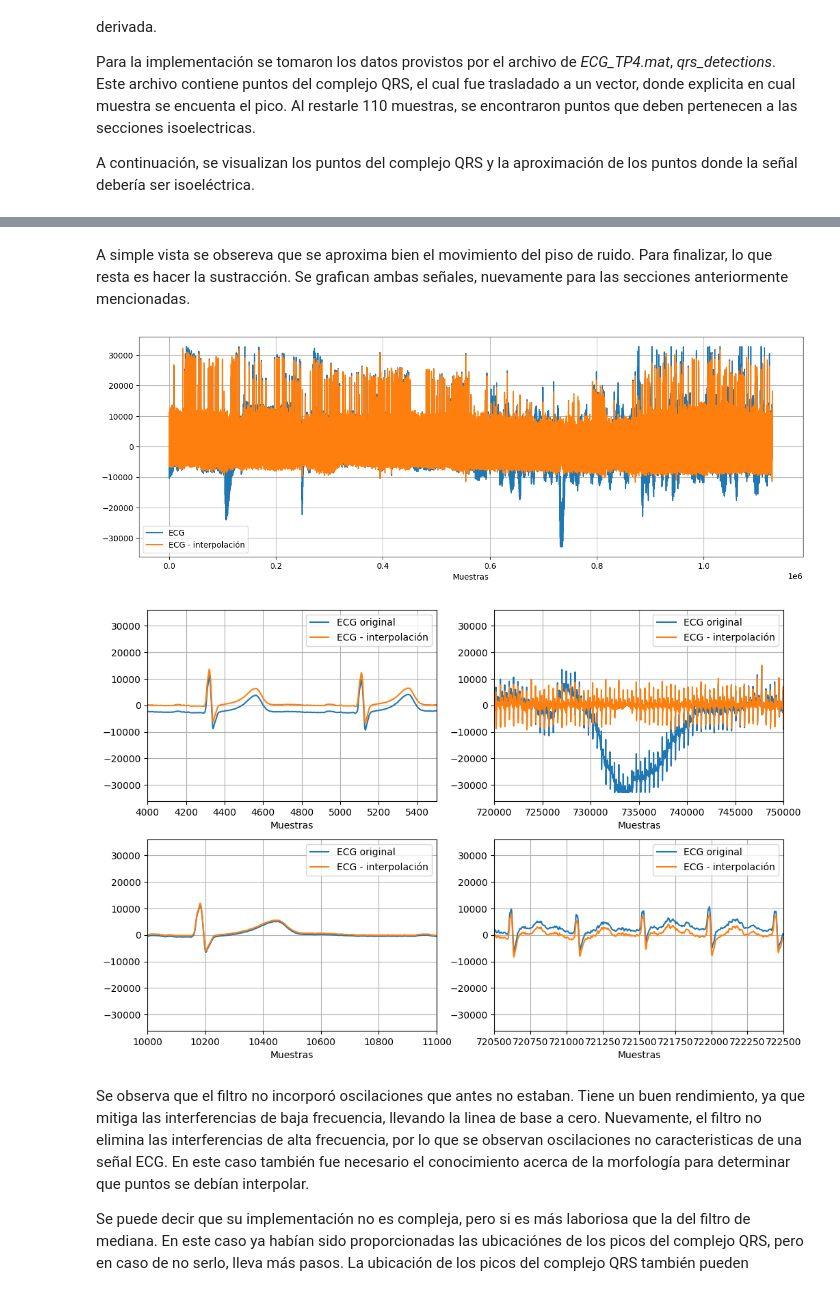
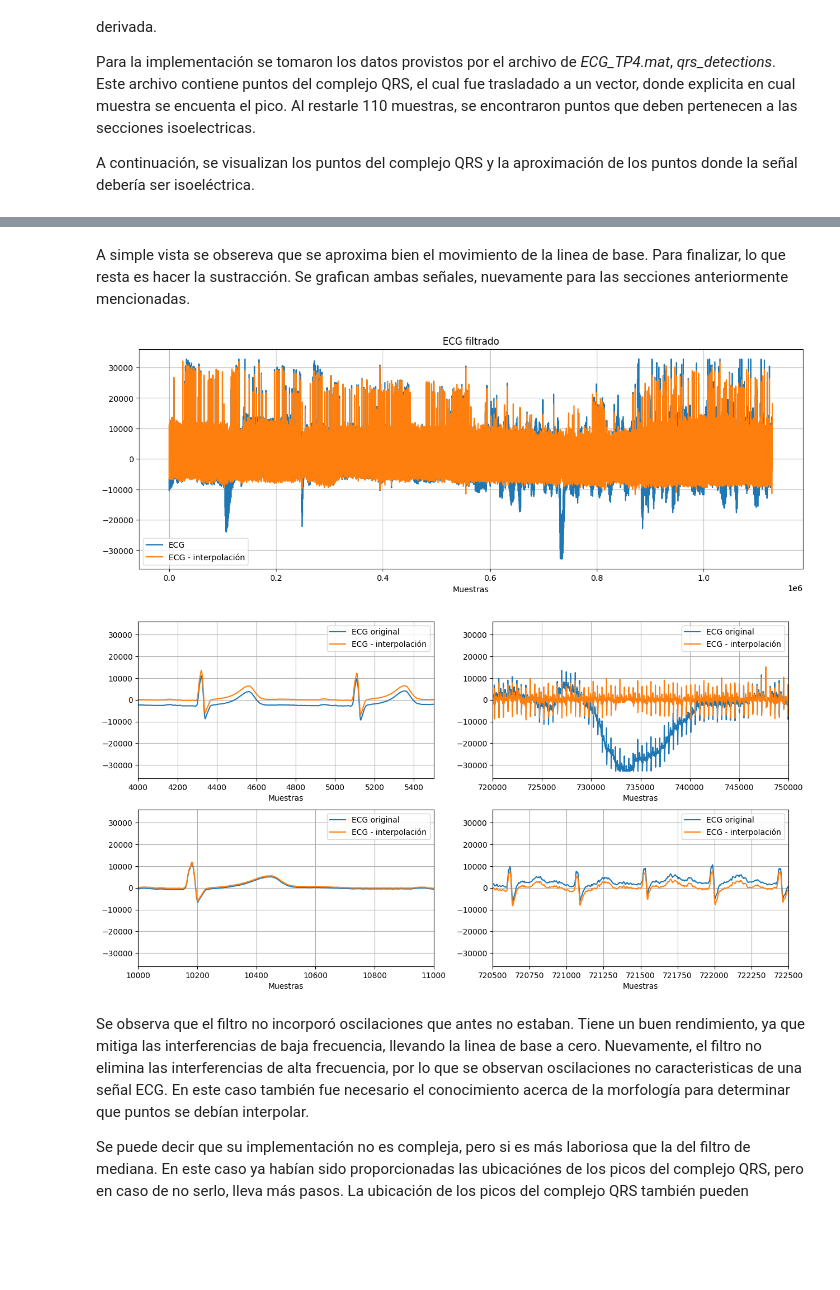
Before and after one commit to mtaranilla/APS_2025, a Jupyter notebook: TS_TARANILLA_SALGADO/TS9_FiltradoNoLineal/TS9_Filtrado_NoLineal.ipynb, the cells around one changed output, grey strips where cells are left out. Drawn from its saved outputs; the diff is of its cells as text; code cells hidden in the pictures; blank space fills up the shorter version.

```diff
--- a/TS_TARANILLA_SALGADO/TS9_FiltradoNoLineal/TS9_Filtrado_NoLineal.ipynb
+++ b/TS_TARANILLA_SALGADO/TS9_FiltradoNoLineal/TS9_Filtrado_NoLineal.ipynb
@@ -207,7 +230,8 @@ plt.show()
 # %% [markdown]
-A simple vista se obsereva que se aproxima bien el movimiento del piso de ruido. Para finalizar, lo que resta es hacer la sustracción. Se grafican ambas señales, nuevamente para las secciones anteriormente mencionadas.
+A simple vista se obsereva que se aproxima bien el movimiento de la linea de base. Para finalizar, lo que resta es hacer la sustracción. Se grafican ambas señales, nuevamente para las secciones anteriormente mencionadas.
 # %%
 plt.figure(figsize=(15,5))
+plt.title('ECG filtrado')
 plt.plot(ecg_one_lead, label='ECG')
 plt.plot(ecg_one_lead-interpolado, label='ECG - interpolación')
 plt.xlabel('Muestras')
@@ -215,42 +239,42 @@ plt.legend()
 plt.grid(True)
 plt.show()
 
-plt.figure(figsize=(12,8))
+plt.figure(figsize=(15,8))
 plt.subplot(2,2,1)
 plt.plot(x, label='ECG original')
 plt.plot(ecg_one_lead-interpolado, label='ECG - interpolación')
 plt.xlabel('Muestras')
 plt.legend()
 plt.grid(True)
 plt.xlim(4000,5500)
 
 plt.subplot(2,2,2)
 plt.plot(x, label='ECG original')
 plt.plot(ecg_one_lead-interpolado, label='ECG - interpolación')
 plt.xlabel('Muestras')
 plt.legend()
 plt.grid(True)
 plt.xlim(720000,750000)
 
 plt.subplot(2,2,3)
 plt.plot(x, label='ECG original')
 plt.plot(ecg_one_lead-interpolado, label='ECG - interpolación')
 plt.xlabel('Muestras')
 plt.legend()
 plt.grid(True)
 plt.xlim(10000,11000)
 
 plt.subplot(2,2,4)
 plt.plot(x, label='ECG original')
 plt.plot(ecg_one_lead-interpolado, label='ECG - interpolación')
 plt.xlabel('Muestras')
 plt.legend()
 plt.grid(True)
 plt.xlim(720500,722500)
 plt.show()
 # %% [output]
-[figure, old version]
+[figure, new version]
-[figure, old version]
+[figure, new version]
 # %% [markdown]
 Se observa que el filtro no incorporó oscilaciones que antes no estaban. Tiene un buen rendimiento, ya que mitiga las interferencias de baja frecuencia, llevando la linea de base a cero. Nuevamente, el filtro no elimina las interferencias de alta frecuencia, por lo que se observan oscilaciones no caracteristicas de una señal ECG. En este caso también fue necesario el conocimiento acerca de la morfología para determinar que puntos se debían interpolar.
 
```
Also changed, not shown: parts of 6 cells of this notebook.
